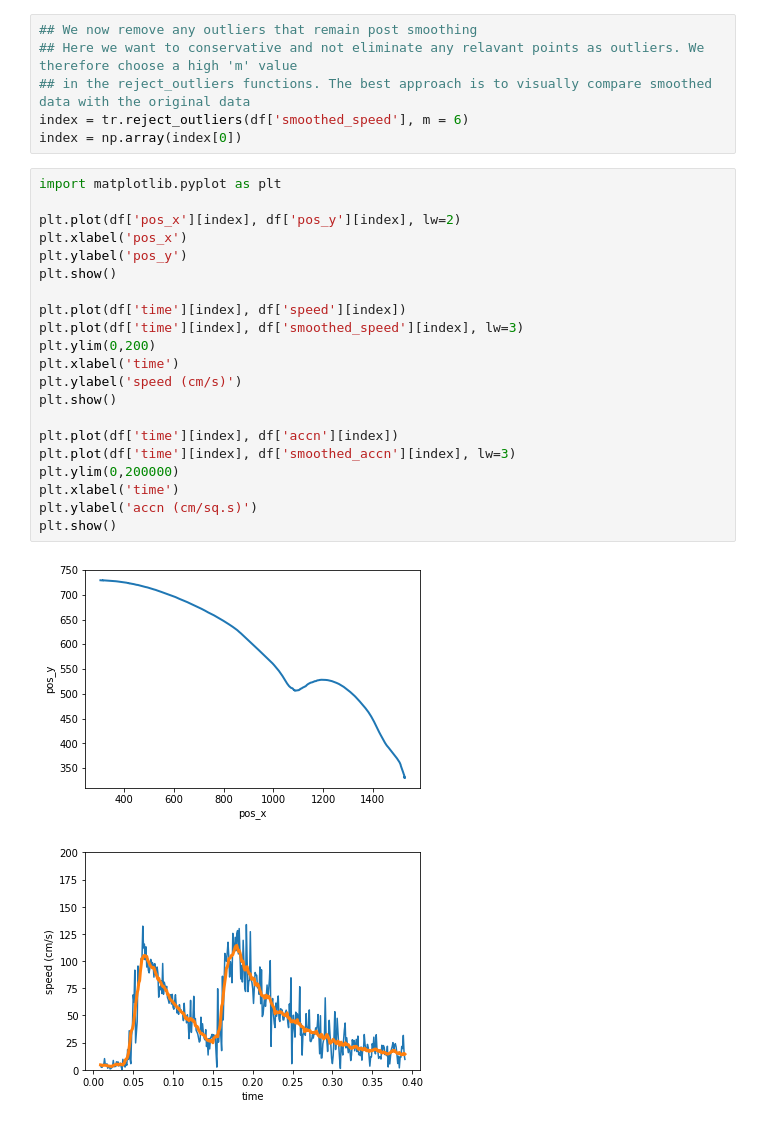
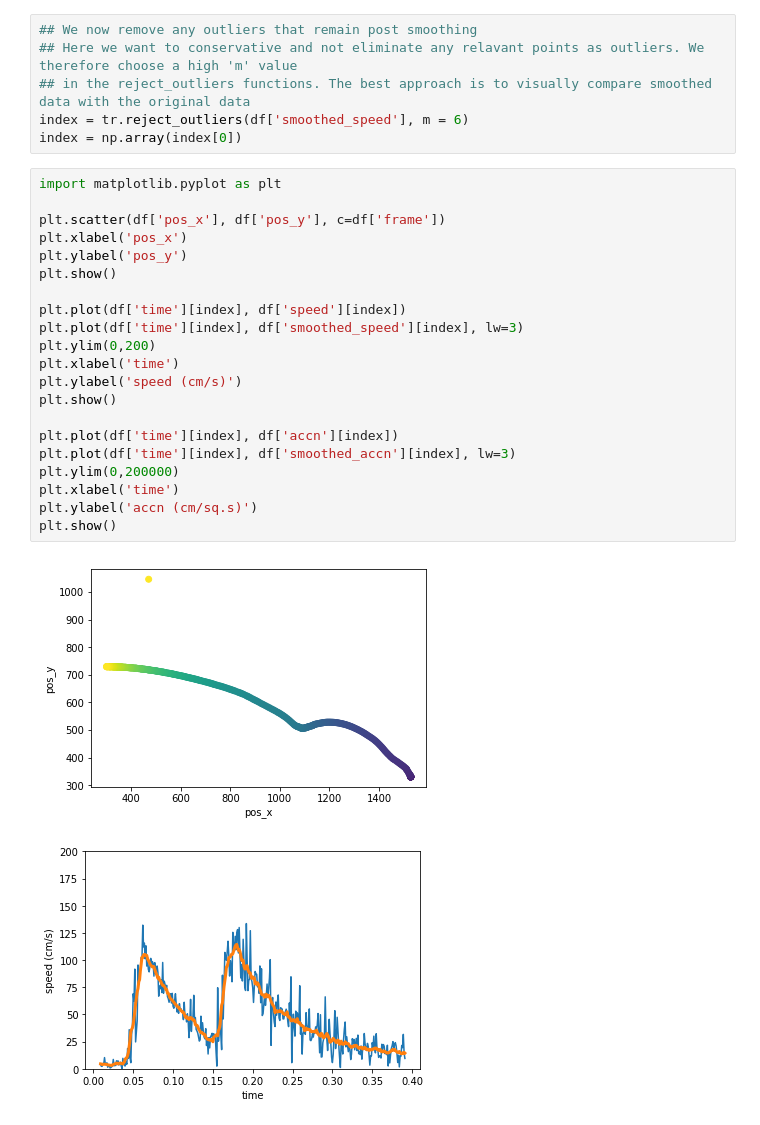
Before and after one commit to vivekhsridhar/tracktor, a Jupyter notebook: examples/single_fish.ipynb, the cells around one changed output. Cells and saved outputs as stored; diff of their text form.

Commit message:
added track images to notebook

```diff
--- a/examples/single_fish.ipynb
+++ b/examples/single_fish.ipynb
@@ -184,25 +184,25 @@ index = np.array(index[0])
 # %%
 import matplotlib.pyplot as plt
 
-plt.plot(df['pos_x'][index], df['pos_y'][index], lw=2)
+plt.scatter(df['pos_x'], df['pos_y'], c=df['frame'])
 plt.xlabel('pos_x')
 plt.ylabel('pos_y')
 plt.show()
 
 plt.plot(df['time'][index], df['speed'][index])
 plt.plot(df['time'][index], df['smoothed_speed'][index], lw=3)
 plt.ylim(0,200)
 plt.xlabel('time')
 plt.ylabel('speed (cm/s)')
 plt.show()
 
 plt.plot(df['time'][index], df['accn'][index])
 plt.plot(df['time'][index], df['smoothed_accn'][index], lw=3)
 plt.ylim(0,200000)
 plt.xlabel('time')
 plt.ylabel('accn (cm/sq.s)')
 plt.show()
 # %% [output]
-[figure, old version]
+[figure, new version]
 [figure]
 [figure]
```
Also changed, not shown: parts of 1 cell of this notebook, 2 other files.
